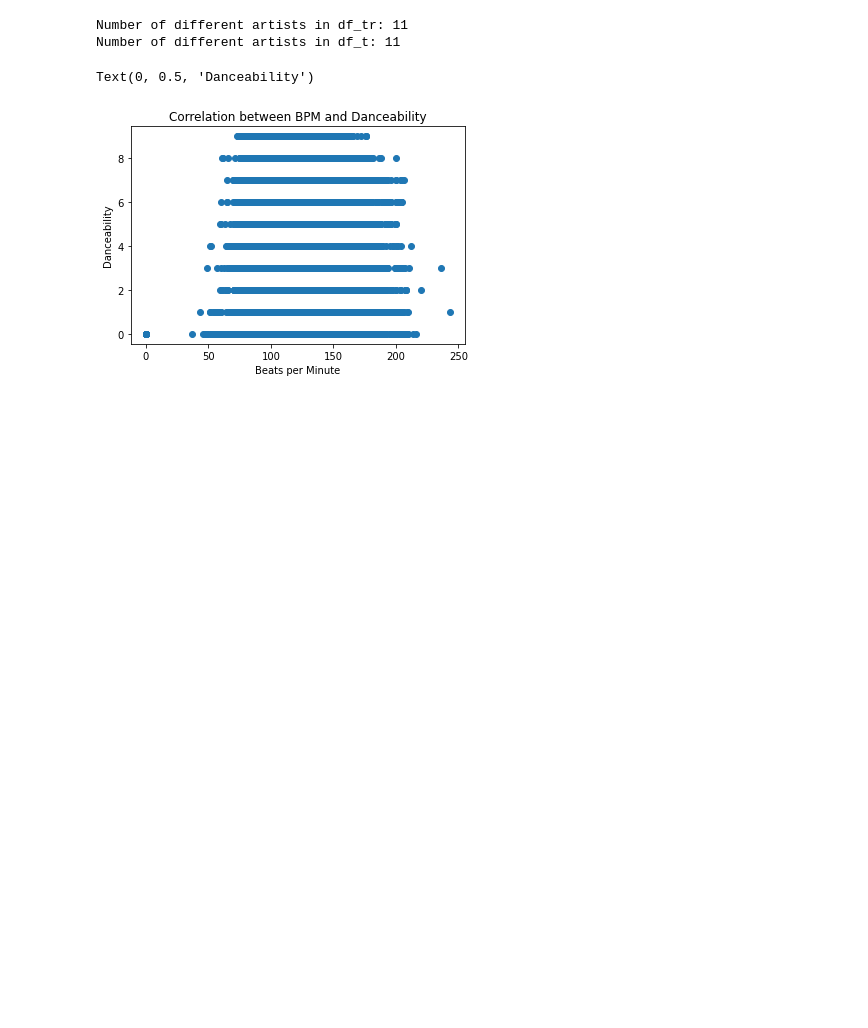
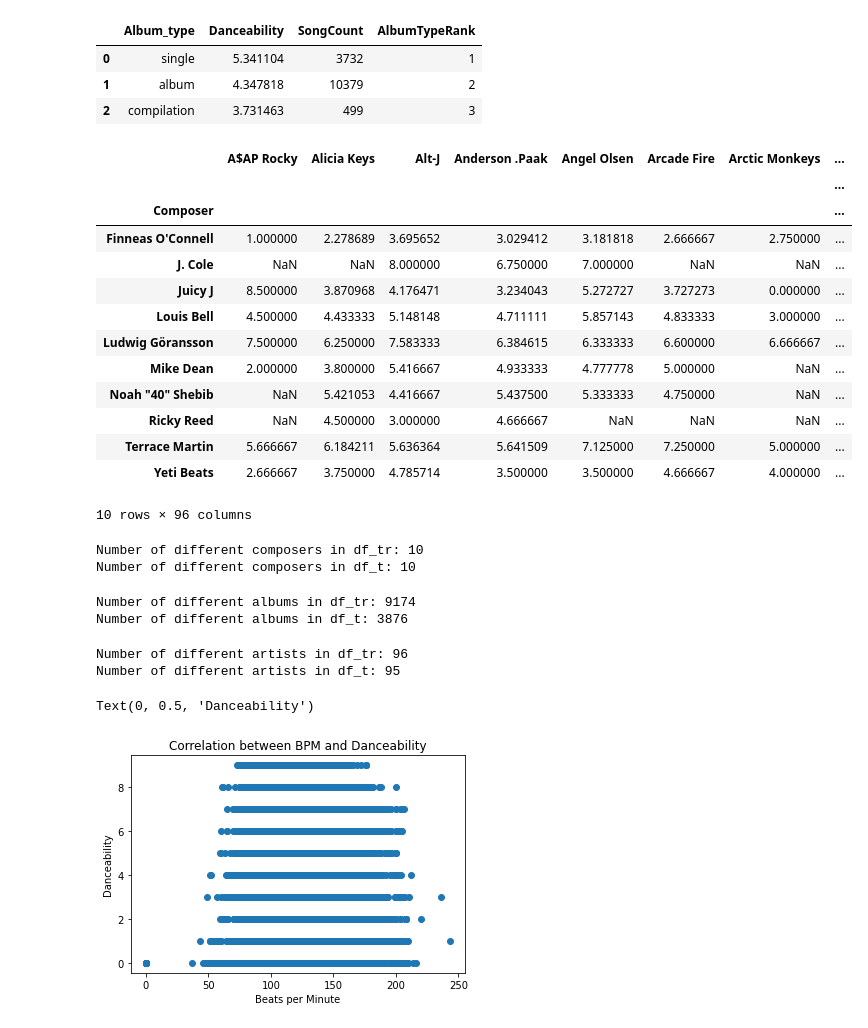
Before and after one commit to ouyang-yang/HTML, a Jupyter notebook: ML_FP_observation.ipynb, the cells around one changed output. Cells and saved outputs as stored; diff of their text form; code cells hidden in the pictures; blank space fills up the shorter version.

```diff
--- a/ML_FP_observation.ipynb
+++ b/ML_FP_observation.ipynb
@@ -46,11 +74,65 @@ df_tr1
+# %%
+df_tr4 = df_tr[['Album_type', 'Danceability']]
+df_tr4 = df_tr4.groupby('Album_type', as_index=False).mean().sort_values('Danceability', ascending=False)
+song_counts = df_tr['Album_type'].value_counts().reset_index()
+song_counts.columns = ['Album_type', 'SongCount']
+df_tr4 = df_tr4.merge(song_counts, on='Album_type')
+df_tr4['AlbumTypeRank'] = df_tr4['Danceability'].rank(ascending=False, method='dense').astype('Int64')
+df_tr4
+# %% [output]
+|  | Album_type | Danceability | SongCount | AlbumTypeRank |
+| 0 | single | 5.341104 | 3732 | 1 |
+| 1 | album | 4.347818 | 10379 | 2 |
+| 2 | compilation | 3.731463 | 499 | 3 |
+# %%
+df_tr2 = df_tr[['Composer', 'Artist', 'Danceability']]
+df_tr2 = df_tr2.groupby(['Composer', 'Artist'], as_index=False).mean().sort_values('Danceability', ascending=False)
+
+# Create a MultiIndex DataFrame with subrows
+df_tr3 = df_tr2.pivot(index='Composer', columns='Artist', values='Danceability')
+df_tr3.columns = pd.MultiIndex.from_tuples([(col, '') for col in df_tr3.columns])
+
+# Display the DataFrame with subrows
+df_tr3
+# %% [output]
+|  | A$AP Rocky | Alicia Keys | Alt-J | Anderson .Paak | Angel Olsen | Arcade Fire | Arctic Monkeys | ... |
+|  |  |  |  |  |  |  |  | ... |
+| Composer |  |  |  |  |  |  |  | ... |
+| Finneas O'Connell | 1.000000 | 2.278689 | 3.695652 | 3.029412 | 3.181818 | 2.666667 | 2.750000 | ... |
+| J. Cole | NaN | NaN | 8.000000 | 6.750000 | 7.000000 | NaN | NaN | ... |
+| Juicy J | 8.500000 | 3.870968 | 4.176471 | 3.234043 | 5.272727 | 3.727273 | 0.000000 | ... |
+| Louis Bell | 4.500000 | 4.433333 | 5.148148 | 4.711111 | 5.857143 | 4.833333 | 3.000000 | ... |
+| Ludwig Göransson | 7.500000 | 6.250000 | 7.583333 | 6.384615 | 6.333333 | 6.600000 | 6.666667 | ... |
+| Mike Dean | 2.000000 | 3.800000 | 5.416667 | 4.933333 | 4.777778 | 5.000000 | NaN | ... |
+| Noah "40" Shebib | NaN | 5.421053 | 4.416667 | 5.437500 | 5.333333 | 4.750000 | NaN | ... |
+| Ricky Reed | NaN | 4.500000 | 3.000000 | 4.666667 | NaN | NaN | NaN | ... |
+| Terrace Martin | 5.666667 | 6.184211 | 5.636364 | 5.641509 | 7.125000 | 7.250000 | 5.000000 | ... |
+| Yeti Beats | 2.666667 | 3.750000 | 4.785714 | 3.500000 | 3.500000 | 4.666667 | 4.000000 | ... |
+10 rows × 96 columns
+# %%
+num_composers_tr = df_tr['Composer'].nunique()
+print("Number of different composers in df_tr:", num_composers_tr)
+num_composers_t = df_t['Composer'].nunique()
+print("Number of different composers in df_t:", num_composers_t)
+# %% [output]
+Number of different composers in df_tr: 10
+Number of different composers in df_t: 10
+# %%
+num_album_tr = df_tr['Album'].nunique()
+print("Number of different albums in df_tr:", num_album_tr)
+num_album_t = df_t['Album'].nunique()
+print("Number of different albums in df_t:", num_album_t)
+# %% [output]
+Number of different albums in df_tr: 9174
+Number of different albums in df_t: 3876
 # %%
-num_artists_tr = df_tr['Composer'].nunique()
+num_artists_tr = df_tr['Artist'].nunique()
 print("Number of different artists in df_tr:", num_artists_tr)
-num_artists_t = df_t['Composer'].nunique()
+num_artists_t = df_t['Artist'].nunique()
 print("Number of different artists in df_t:", num_artists_t)
 # %% [output]
-Number of different artists in df_tr: 11
-Number of different artists in df_t: 11
+Number of different artists in df_tr: 96
+Number of different artists in df_t: 95
 # %%
 plt.scatter(df_tr['Tempo'], df_tr['Danceability'])
 plt.title("Correlation between BPM and Danceability")
```
Also changed, not shown: parts of 3 cells of this notebook, 4 other files.
